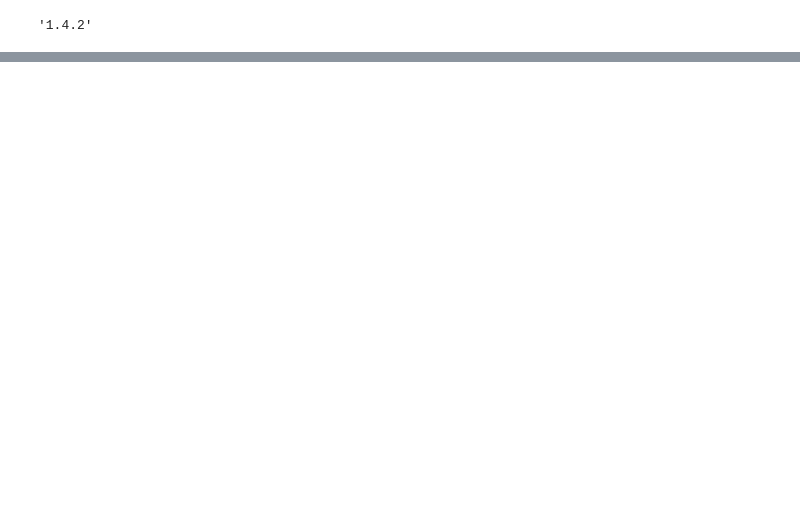
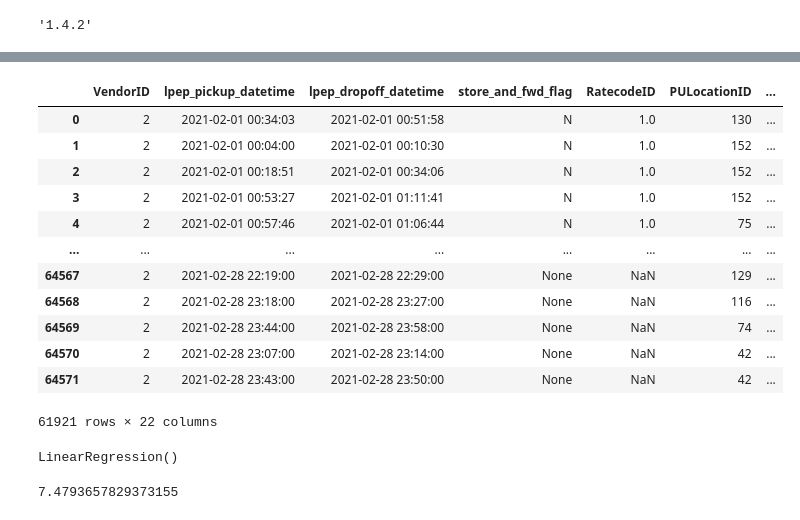
Before and after one commit to k-pablorp/mlops-zoomcamp, a Jupyter notebook: 01-intro/homework.ipynb, the cells around one changed output, grey strips where cells are left out. Cells and saved outputs as stored; diff of their text form; code cells hidden in the pictures; blank space fills up the shorter version.

```diff
--- a/01-intro/homework.ipynb
+++ b/01-intro/homework.ipynb
@@ -17,0 +124,15 @@ df.head()
+# %%
+def prepare_dataframe(url):
+    df = pd.read_parquet(url)
+
+    df['duration'] = df.lpep_dropoff_datetime - df.lpep_pickup_datetime
+    df.duration = df.duration.apply(lambda td: td.total_seconds() / 60)
+
+    df = df[(df.duration >= 1) & (df.duration <= 60)]
+
+    categorical = ['PULocationID', 'DOLocationID']
+    df[categorical] = df[categorical].astype(str)
+
+    return df
+# %%
+df_validate = prepare_dataframe('https://d37ci6vzurychx.cloudfront.net/trip-data/green_tripdata_2021-02.parquet')
@@ -17,0 +159,20 @@ df.head()
+# %%
+# Vamos a intentar mejorar la regresión utilizando una variable categórica conjunta en lugar de 2 separadas
+df['PU_DU'] = df['PULocationID'] + '_' + df['DOLocationID']
+df_validate['PU_DU'] = df_validate['PULocationID'] + '_' + df_validate['DOLocationID']
+# %%
+df_validate
+# %% [output]
+|  | VendorID | lpep_pickup_datetime | lpep_dropoff_datetime | store_and_fwd_flag | RatecodeID | PULocationID | ... |
+| 0 | 2 | 2021-02-01 00:34:03 | 2021-02-01 00:51:58 | N | 1.0 | 130 | ... |
+| 1 | 2 | 2021-02-01 00:04:00 | 2021-02-01 00:10:30 | N | 1.0 | 152 | ... |
+| 2 | 2 | 2021-02-01 00:18:51 | 2021-02-01 00:34:06 | N | 1.0 | 152 | ... |
+| 3 | 2 | 2021-02-01 00:53:27 | 2021-02-01 01:11:41 | N | 1.0 | 152 | ... |
+| 4 | 2 | 2021-02-01 00:57:46 | 2021-02-01 01:06:44 | N | 1.0 | 75 | ... |
+| ... | ... | ... | ... | ... | ... | ... | ... |
+| 64567 | 2 | 2021-02-28 22:19:00 | 2021-02-28 22:29:00 | None | NaN | 129 | ... |
+| 64568 | 2 | 2021-02-28 23:18:00 | 2021-02-28 23:27:00 | None | NaN | 116 | ... |
+| 64569 | 2 | 2021-02-28 23:44:00 | 2021-02-28 23:58:00 | None | NaN | 74 | ... |
+| 64570 | 2 | 2021-02-28 23:07:00 | 2021-02-28 23:14:00 | None | NaN | 42 | ... |
+| 64571 | 2 | 2021-02-28 23:43:00 | 2021-02-28 23:50:00 | None | NaN | 42 | ... |
+61921 rows × 22 columns
@@ -17,0 +181,9 @@ df.head()
+# %%
+train_dicts = df[categorical + numerical].to_dict(orient='records')
+
+X_train = dv.fit_transform(train_dicts)
+
+lr = LinearRegression()
+lr.fit(X_train, y_train)
+# %% [output]
+LinearRegression()
@@ -17,0 +194,6 @@ df.head()
+# %%
+y_pred = lr.predict(X_val)
+
+mean_squared_error(y_val, y_pred, squared=False)
+# %% [output]
+7.4793657829373155
```
Also changed, not shown: parts of 31 cells of this notebook.
